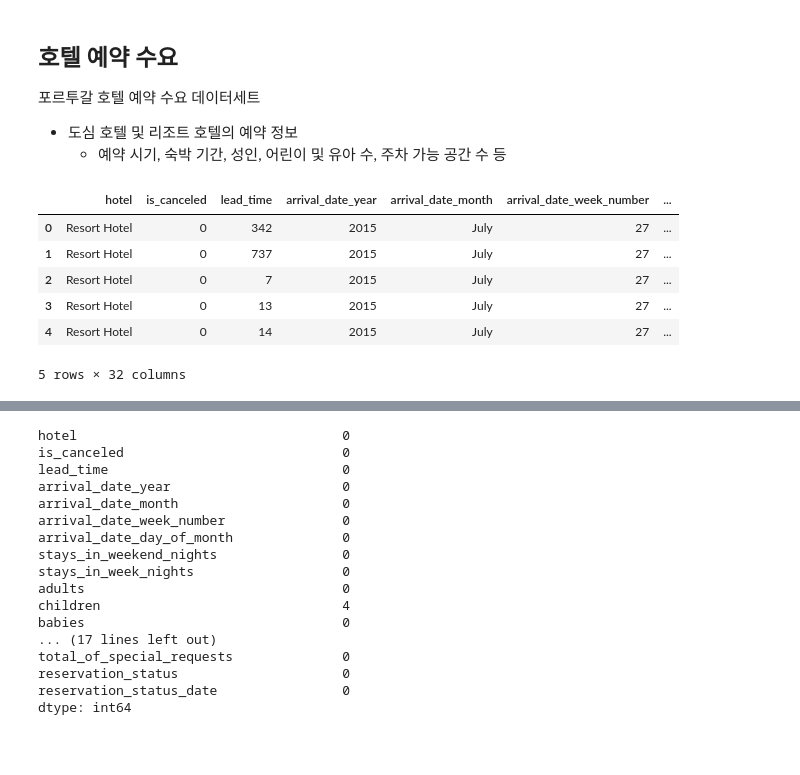
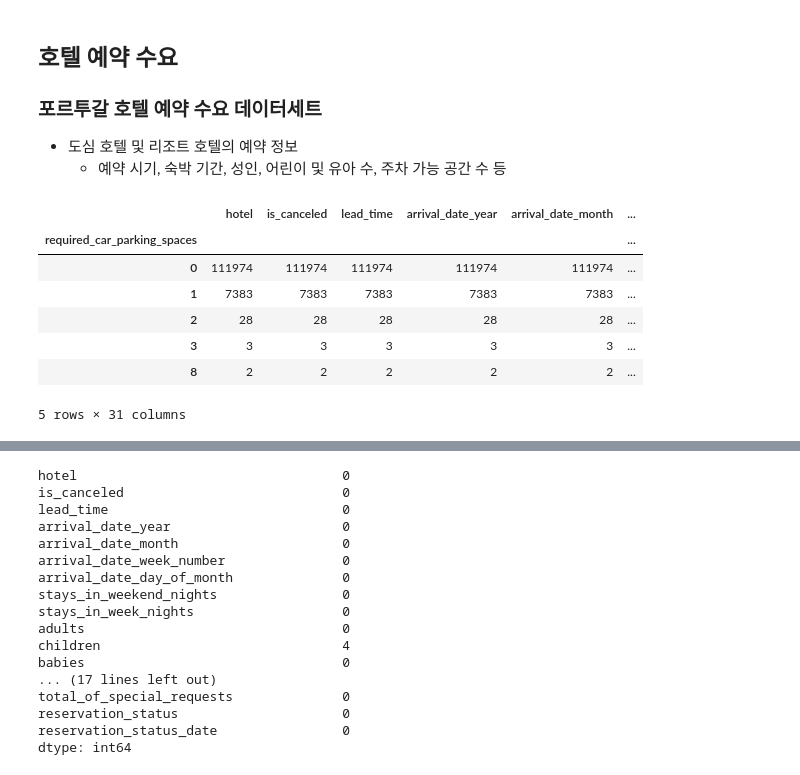
Before and after one commit to fleeklounge/kaggle-notebooks, a Jupyter notebook: jieun/4/jessemostipak/hotel-booking-demand.ipynb, the cells around one changed output, grey strips where cells are left out. Saved outputs shown, nothing was run; the diff lists cells and outputs as text; code cells hidden in the pictures; blank space fills up the shorter version.

```diff
--- a/jieun/4/jessemostipak/hotel-booking-demand.ipynb
+++ b/jieun/4/jessemostipak/hotel-booking-demand.ipynb
@@ -1,6 +1,6 @@
 # %% [markdown]
 ## 호텔 예약 수요
-포르투갈 호텔 예약 수요 데이터세트
+### 포르투갈 호텔 예약 수요 데이터세트
   - 도심 호텔 및 리조트 호텔의 예약 정보
     - 예약 시기, 숙박 기간, 성인, 어린이 및 유아 수, 주차 가능 공간 수 등
 # %%
@@ -11,13 +11,16 @@ import numpy as np
 import plotly.express as px
 # %%
 df = pd.read_csv('/home/leejieun/workspace/kaggle-notebooks/datasets/jessemostipak/hotel-booking-demand/hotel_bookings.csv')
-# %%
-df.head()
-# %% [output]
-|  | hotel | is_canceled | lead_time | arrival_date_year | arrival_date_month | arrival_date_week_number | ... |
-| 0 | Resort Hotel | 0 | 342 | 2015 | July | 27 | ... |
-| 1 | Resort Hotel | 0 | 737 | 2015 | July | 27 | ... |
-| 2 | Resort Hotel | 0 | 7 | 2015 | July | 27 | ... |
-| 3 | Resort Hotel | 0 | 13 | 2015 | July | 27 | ... |
-| 4 | Resort Hotel | 0 | 14 | 2015 | July | 27 | ... |
-5 rows × 32 columns
+# %%
+df['hotel'].unique()
+df['customer_type'].unique()
+df.groupby('required_car_parking_spaces').count()
+# %% [output]
+|  | hotel | is_canceled | lead_time | arrival_date_year | arrival_date_month | ... |
+| required_car_parking_spaces |  |  |  |  |  | ... |
+| 0 | 111974 | 111974 | 111974 | 111974 | 111974 | ... |
+| 1 | 7383 | 7383 | 7383 | 7383 | 7383 | ... |
+| 2 | 28 | 28 | 28 | 28 | 28 | ... |
+| 3 | 3 | 3 | 3 | 3 | 3 | ... |
+| 8 | 2 | 2 | 2 | 2 | 2 | ... |
+5 rows × 31 columns
```
Also changed, not shown: parts of 8 cells of this notebook, 1 other file.
